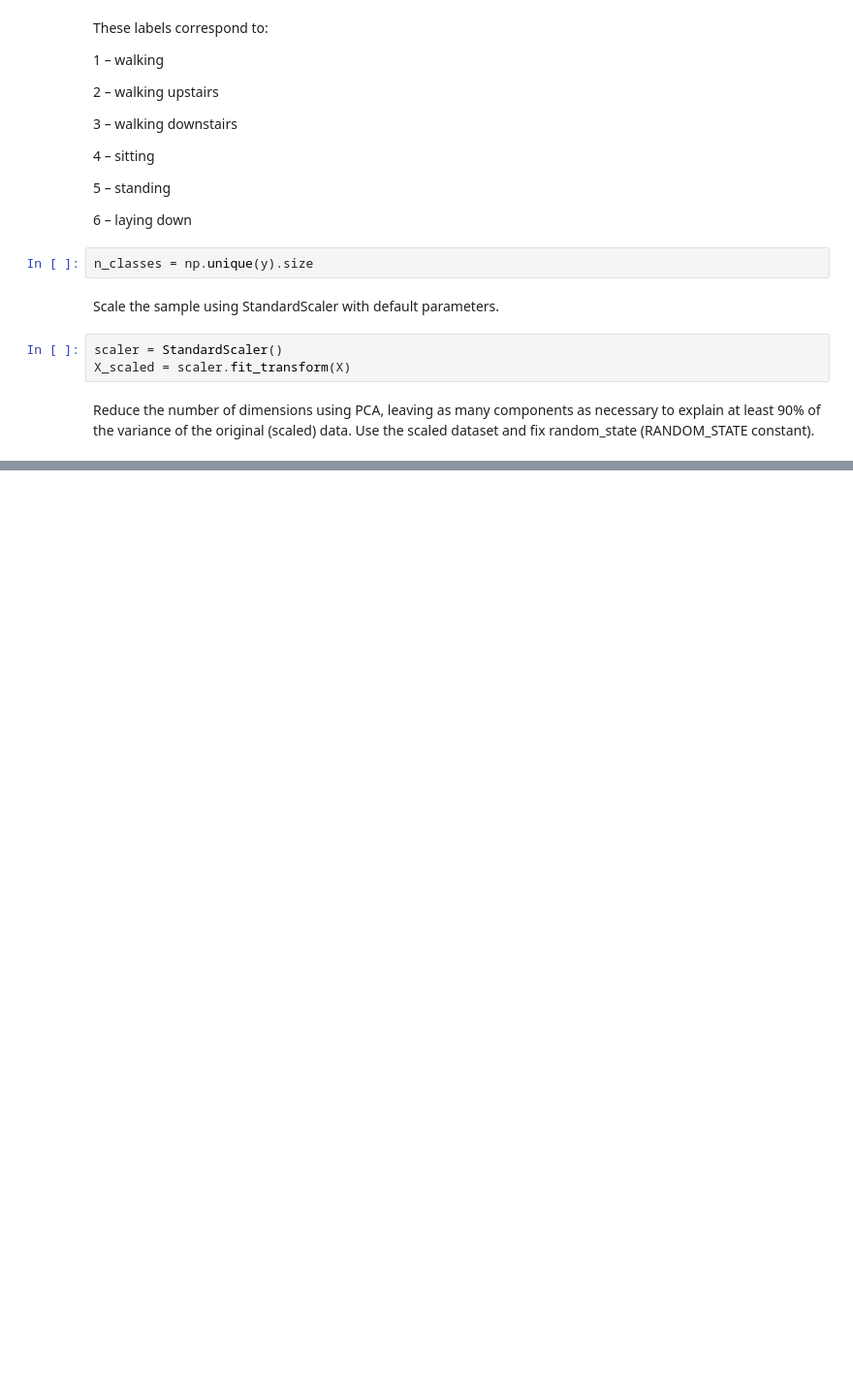
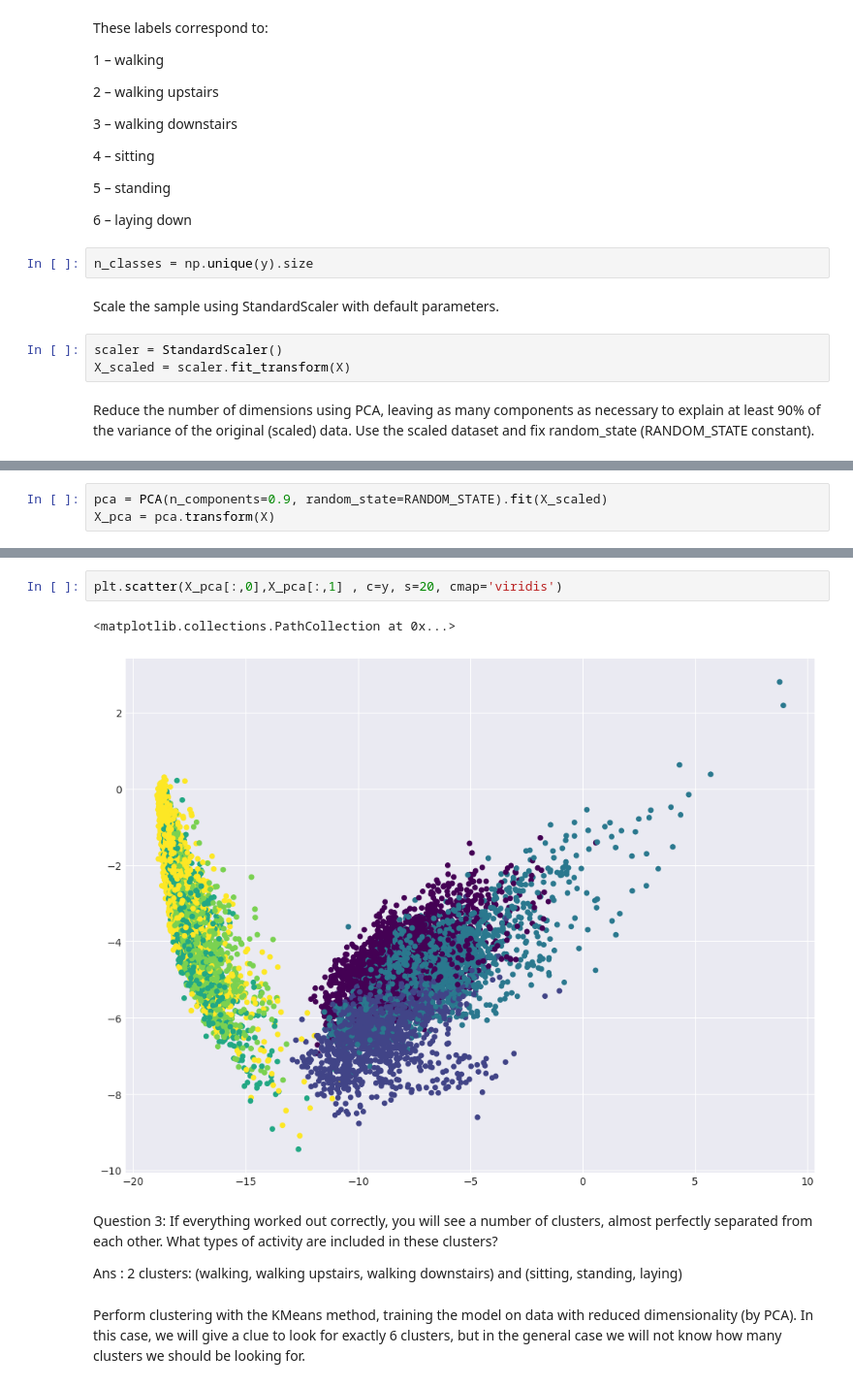
Before and after one commit to rahulrajesh131999/ai-ml-dl-journey, a Jupyter notebook: topic-7/demoassignment.ipynb, the cells around one changed output, grey strips where cells are left out. Shown at 97% size. Cells and saved outputs as stored; diff of their text form; blank space fills up the shorter version.

```diff
--- a/topic-7/demoassignment.ipynb
+++ b/topic-7/demoassignment.ipynb
@@ -98,0 +104,3 @@ Reduce the number of dimensions using PCA, leaving as many components as necessa
+# %%
+pca = PCA(n_components=0.9, random_state=RANDOM_STATE).fit(X_scaled)
+X_pca = pca.transform(X)
@@ -98,0 +139,12 @@ Reduce the number of dimensions using PCA, leaving as many components as necessa
+# %%
+plt.scatter(X_pca[:,0],X_pca[:,1] , c=y, s=20, cmap='viridis')
+# %% [output]
+<matplotlib.collections.PathCollection at 0x...>
+[figure, added]
+# %% [markdown]
+Question 3:
+If everything worked out correctly, you will see a number of clusters, almost perfectly separated from each other. What types of activity are included in these clusters?
+
+Ans : 2 clusters: (walking, walking upstairs, walking downstairs) and (sitting, standing, laying)
+# %% [markdown]
+Perform clustering with the KMeans method, training the model on data with reduced dimensionality (by PCA). In this case, we will give a clue to look for exactly 6 clusters, but in the general case we will not know how many clusters we should be looking for.
```
Also changed, not shown: parts of 41 cells of this notebook, 2 other files.
